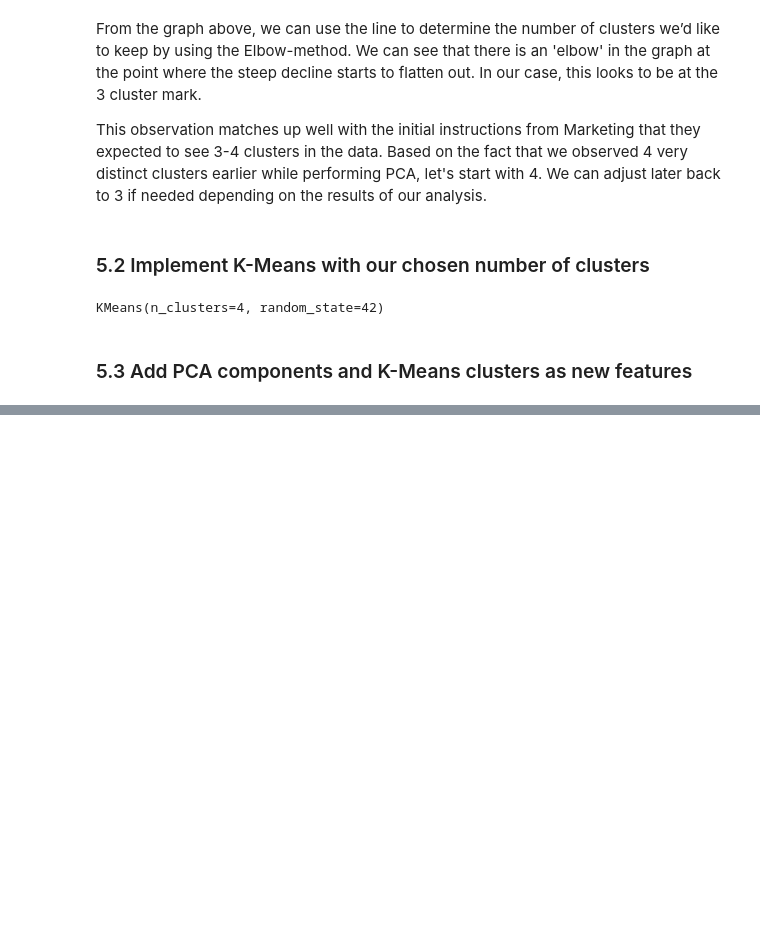
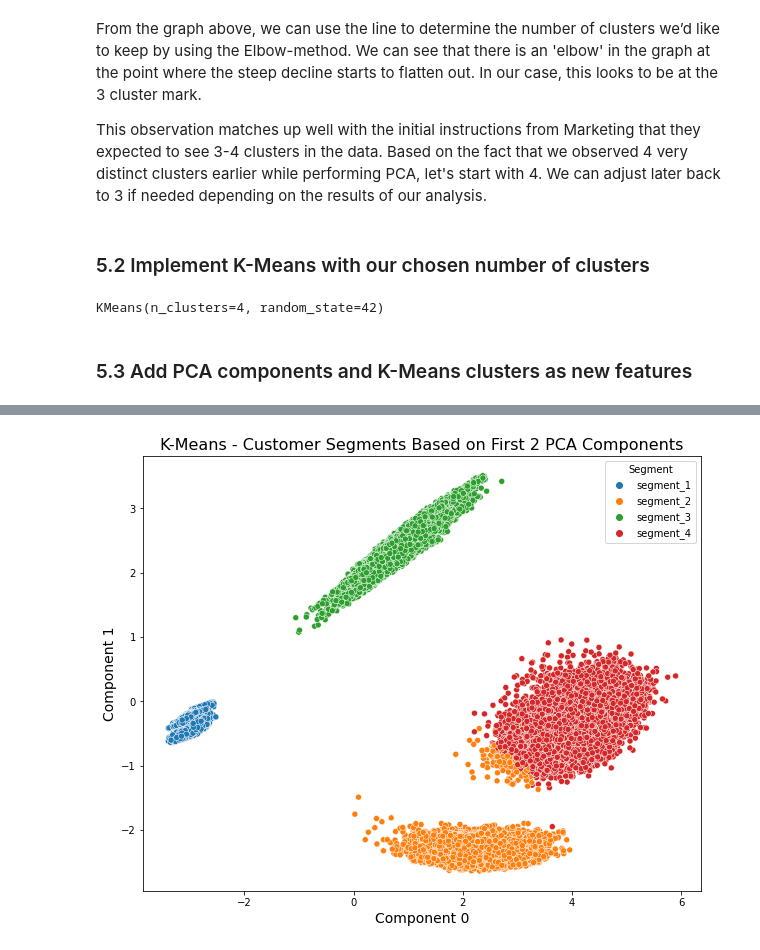
Before and after one commit to stevenrhart/pet-insurance-customer-segmentation, a Jupyter notebook: notebooks/02_pet_insurance_customer_segmentation_eda_and_clustering.ipynb, the cells around one changed output, grey strips where cells are left out. Cells and saved outputs as stored; diff of their text form; code cells hidden in the pictures; blank space fills up the shorter version.

```diff
--- a/notebooks/02_pet_insurance_customer_segmentation_eda_and_clustering.ipynb
+++ b/notebooks/02_pet_insurance_customer_segmentation_eda_and_clustering.ipynb
@@ -610,4 +595,0 @@ During EDA, we observed that Species appears to be an important facet of our dat
-# %%
-# Add species back to our dataframe
-pets_pca_kmeans["Species"] = pets_categorical["Species"]
-pets_pca_kmeans.head().T
@@ -931,0 +602,14 @@ Name: Segment, dtype: int64
+# %%
+# Set the values for x and y based on the first and second components
+x = pets_pca_kmeans["Component_0"]
+y = pets_pca_kmeans["Component_1"]
+
+plt.figure(figsize=(10,8))
+sns.scatterplot(x=x, y=y, data=pets_pca_kmeans, hue="Segment")
+plt.xlabel("Component 0", fontsize=14)
+plt.ylabel("Component 1", fontsize=14)
+plt.title("K-Means - Customer Segments Based on First 2 PCA Components", fontsize=16)
+plt.savefig('../figures/KMeans-Clusters.png')
+plt.show()
+# %% [output]
+[figure, added]
```
Also changed, not shown: parts of 83 cells of this notebook, 18 other files.
